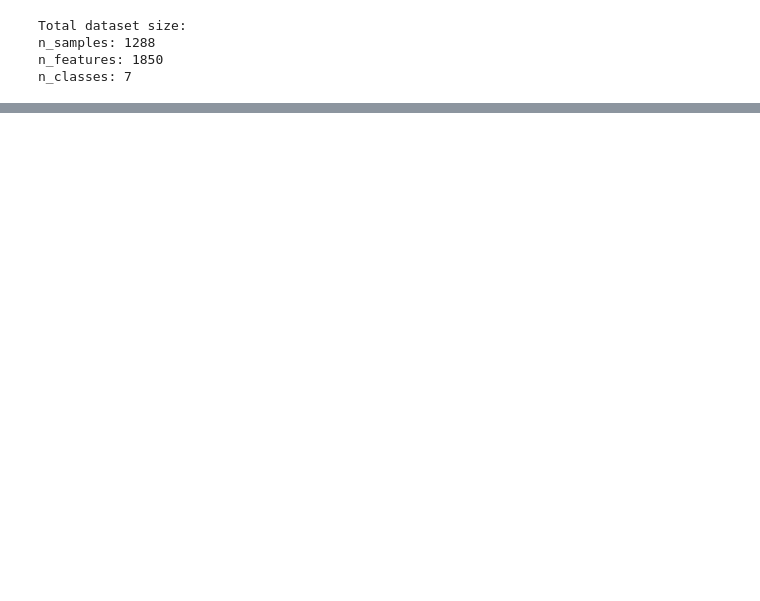
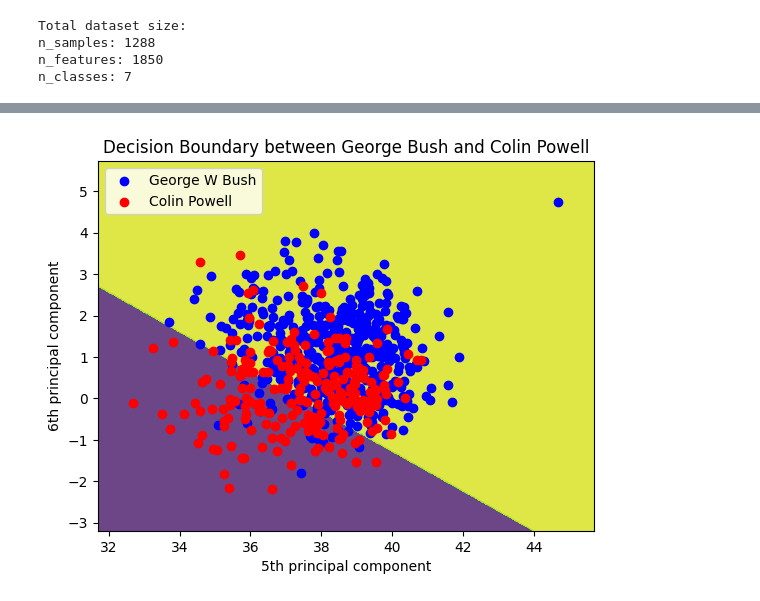
Before and after one commit to kslote1/Data-Driven-Dynamics, a Jupyter notebook: chapter_one/eigenfaces.ipynb, the cells around one changed output, grey strips where cells are left out. Cells and saved outputs as stored; diff of their text form; code cells hidden in the pictures; blank space fills up the shorter version.

```diff
--- a/chapter_one/eigenfaces.ipynb
+++ b/chapter_one/eigenfaces.ipynb
@@ -44,0 +103,48 @@ plt.imshow(lfw_people.images[40])
+# %%
+# Extract the 5th and 6th principal components
+PC_5 = U[:, 3]
+PC_6 = U[:, 5]
+
+# Project the data onto these components
+X_proj = np.dot(X.T, np.vstack((PC_5, PC_6)).T)
+
+# Filter data for George Bush and Colin Powell
+bush_idx = np.where(target_names == 'George W Bush')[0]
+powell_idx = np.where(target_names == 'Colin Powell')[0]
+
+# Extract indices of images for both individuals
+indices_bush = [i for i, x in enumerate(y) if x in bush_idx]
+indices_powell = [i for i, x in enumerate(y) if x in powell_idx]
+indices = indices_bush + indices_powell
+
+# Selecting the projected data for Bush and Powell
+X_selected = X_proj[indices]
+y_selected = y[indices]
+
+# Train a linear SVM classifier
+clf = SVC(kernel='linear')
+clf.fit(X_selected, y_selected)
+
+# Create a grid to plot decision boundaries
+h = .02  # step size in the mesh
+x_min, x_max = X_selected[:, 0].min() - 1, X_selected[:, 0].max() + 1
+y_min, y_max = X_selected[:, 1].min() - 1, X_selected[:, 1].max() + 1
+xx, yy = np.meshgrid(np.arange(x_min, x_max, h), np.arange(y_min, y_max, h))
+
+# Plot decision boundary
+Z = clf.predict(np.c_[xx.ravel(), yy.ravel()])
+Z = Z.reshape(xx.shape)
+
+# Plot the 5th and 6th components for both individuals
+plt.contourf(xx, yy, Z, alpha=0.8)
+plt.scatter(X_selected[y_selected == bush_idx[0], 0], X_selected[y_selected == bush_idx[0], 1], c='blue', label='George W Bush')
+plt.scatter(X_selected[y_selected == powell_idx[0], 0], X_selected[y_selected == powell_idx[0], 1], c='red', label='Colin Powell')
+
+plt.xlabel('5th principal component')
+plt.ylabel('6th principal component')
+plt.title('Decision Boundary between George Bush and Colin Powell')
+plt.legend()
+
+plt.show()
+# %% [output]
+[figure, added]
```
Also changed, not shown: parts of 6 cells of this notebook.
